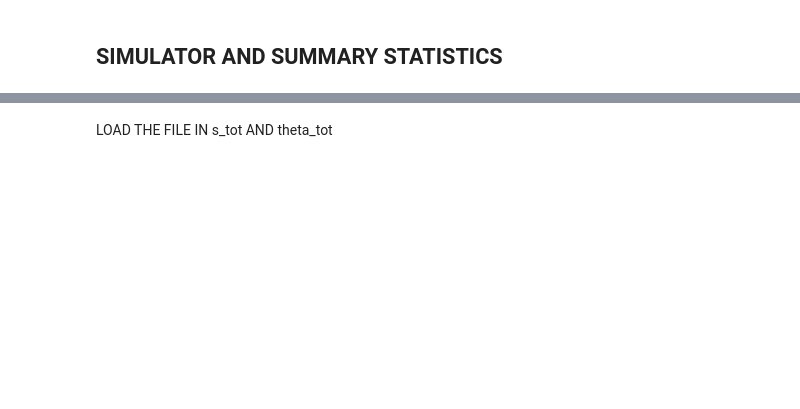
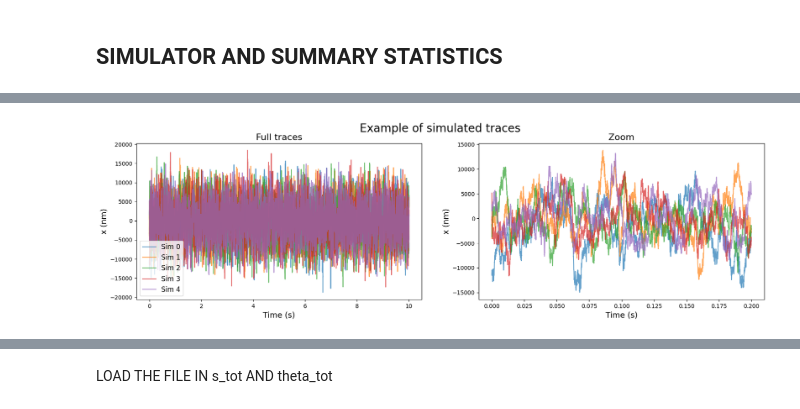
Before and after one commit to jacopocarotenuto/SBI_RedBloodCells, a Jupyter notebook: Code/Notebooks/results.ipynb, the cells around one changed output, grey strips where cells are left out. Drawn from its saved outputs; the diff is of its cells as text; code cells hidden in the pictures; blank space fills up the shorter version.

```diff
--- a/Code/Notebooks/results.ipynb
+++ b/Code/Notebooks/results.ipynb
@@ -27,10 +35,10 @@ transient = 3
 n_sim = int(200)
 t_corr = TotalT/50
 # %%
-time_steps_amount = np.int64(TotalT/dt) # Number of steps
-sampled_point_amount = np.int64(TotalT/DeltaT) # Number of sampled points
+time_steps_amount = np.int64((TotalT-transient)/dt) # Number of steps
+sampled_point_amount = np.int64((TotalT-transient)/DeltaT) # Number of sampled points
 sampling_delta_time_steps = np.int64(DeltaT/dt) # Number of steps between samples
-t = np.linspace(0., TotalT,sampled_point_amount) # Time array
+t = np.linspace(0., TotalT - transient, sampled_point_amount) # Time array
 # %%
 # Limits for the parameters (kbT=3.8 pN nm)
 prior_limits = {
@@ -196,0 +165,21 @@ Wall time: 3min 10s
+# %%
+# Example of simulated traces
+plt.figure(figsize=(20, 5))
+plt.suptitle("Example of simulated traces", fontsize=20)
+
+plt.subplot(121)
+for i in range(min([n_sim, 5])):
+    plt.plot(t, x_trace[i], label=f"Sim {i}", alpha=0.7)
+plt.title("Full traces", fontsize=16)
+plt.xlabel("Time (s)", fontsize=14)
+plt.ylabel("x (nm)", fontsize=14)
+plt.legend(fontsize=12)
+
+plt.subplot(122)
+for i in range(min([n_sim, 5])):
+    plt.plot(t[:5000], x_trace[i, :5000], label=f"Sim {i}", alpha=0.7)
+plt.title("Zoom", fontsize=16)
+plt.xlabel("Time (s)", fontsize=14)
+plt.ylabel("x (nm)", fontsize=14);
+# %% [output]
+[figure, added]
```
Also changed, not shown: parts of 17 cells of this notebook, 1 other file.
